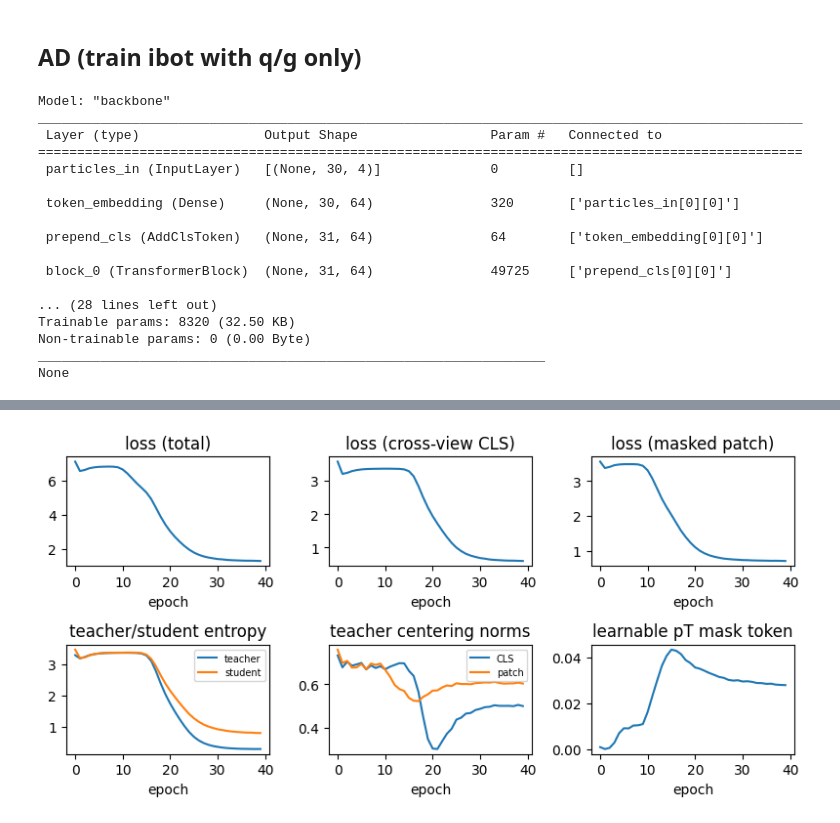
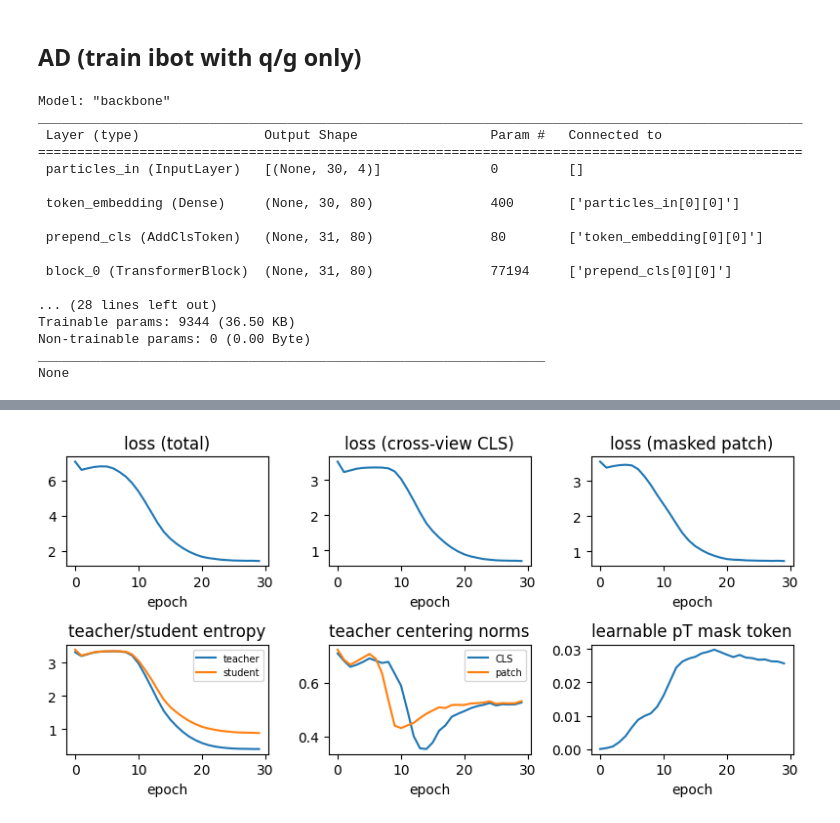
Before and after one commit to hftsoi/ssl_ad, a Jupyter notebook: ibot.ipynb, the cells around one changed output, grey strips where cells are left out. Cells and saved outputs as stored; diff of their text form; code cells hidden in the pictures.

```diff
--- a/ibot.ipynb
+++ b/ibot.ipynb
@@ -41,7 +41,7 @@ np.random.shuffle(indices)
 x_all = x_all[indices]
 y_all = y_all[indices]
 
-n_train = 150000
+n_train = 180000
 n_val = 1000
 #n_test = x_all.shape[0] - n_train - n_val
 n_test = 200000
@@ -55,6 +55,9 @@ y_val = y_all[n_train:n_train + n_val]
 x_test = x_all[n_train + n_val:]
 y_test = y_all[n_train + n_val:]
 
+x_test = x_test[:n_test]
+y_test = y_test[:n_test]
+
 del x_all, y_all
 
 print("x_train shape:", x_train.shape)
@@ -159,7 +162,7 @@ RNG = np.random.default_rng(42)
 
 fig, axes = plt.subplots(3, 5, figsize=(20, 12))
 class_names = ['q', 'g', 'W', 'Z', 't']
-mask_ratio = 0.3
+mask_ratio = 0.4
 
 for col, cname in enumerate(class_names):
     idx = np.where(y_train.argmax(axis=1)==col)[0][0]
@@ -265,7 +268,7 @@ def build_proj_head(d_in, d_proj, name):
     head.build((None, None, d_in))
     return head
 
-d_model=64
+d_model=80
 n_heads=3
 n_layers=3
 d_proj=64
@@ -716,10 +720,10 @@ plt.show()
 # %% [markdown]
 ## AD (train ibot with q/g only)
 # %%
-d_model=64
-n_heads=3
-n_layers=3
-d_proj=64
+#d_model=128
+#n_heads=3
+#n_layers=3
+#d_proj=64
 
 student_ad = build_backbone(d_model=d_model, n_heads=n_heads, n_layers=n_layers)
 teacher_ad = build_backbone(d_model=d_model, n_heads=n_heads, n_layers=n_layers)
@@ -741,14 +745,14 @@ ________________________________________________________________________________
 ==================================================================================================
  particles_in (InputLayer)   [(None, 30, 4)]              0         []
 
- token_embedding (Dense)     (None, 30, 64)               320       ['particles_in[0][0]']
+ token_embedding (Dense)     (None, 30, 80)               400       ['particles_in[0][0]']
 
- prepend_cls (AddClsToken)   (None, 31, 64)               64        ['token_embedding[0][0]']
+ prepend_cls (AddClsToken)   (None, 31, 80)               80        ['token_embedding[0][0]']
 
- block_0 (TransformerBlock)  (None, 31, 64)               49725     ['prepend_cls[0][0]']
+ block_0 (TransformerBlock)  (None, 31, 80)               77194     ['prepend_cls[0][0]']
 
 ... (28 lines left out)
-Trainable params: 8320 (32.50 KB)
+Trainable params: 9344 (36.50 KB)
 Non-trainable params: 0 (0.00 Byte)
 _________________________________________________________________
 None
@@ -764,15 +768,16 @@ center_cls_ad = tf.Variable(tf.zeros([d_proj]), trainable=False)
 center_patch_ad = tf.Variable(tf.zeros([d_proj]), trainable=False)
 
 history_ibot_2class = train_ibot(x_train=x_train_normal,
-                                 epochs=40,
+                                 epochs=30,
                                  batch_size=256,
+                                 #optimizer=tf.keras.optimizers.AdamW(learning_rate=1e-3, weight_decay=4e-3),
                                  optimizer=tf.keras.optimizers.legacy.Adam(2e-4),
                                  ema_tau=0.996,
                                  student=student_ad,
                                  teacher=teacher_ad,
                                  proj_head_s=proj_head_s_ad,
                                  proj_head_t=proj_head_t_ad,
-                                 mask_ratio_ibot=0.3,
+                                 mask_ratio_ibot=0.4,
                                  pT_mask_token=pT_mask_token_ad,
                                  center_cls=center_cls_ad,
                                  center_patch=center_patch_ad,
@@ -802,4 +807,4 @@ epoch 40/40 | loss(total)=1.2927; loss(cls)=0.5882; loss(patch)=0.7046; entropy(
-[figure, old version]
+[figure, new version]
 # %%
 plot_attention(transformer=student_ad, n_heads=n_heads, n_layers=n_layers)
 # %% [output]
```
Also changed, not shown: parts of 18 cells of this notebook.
